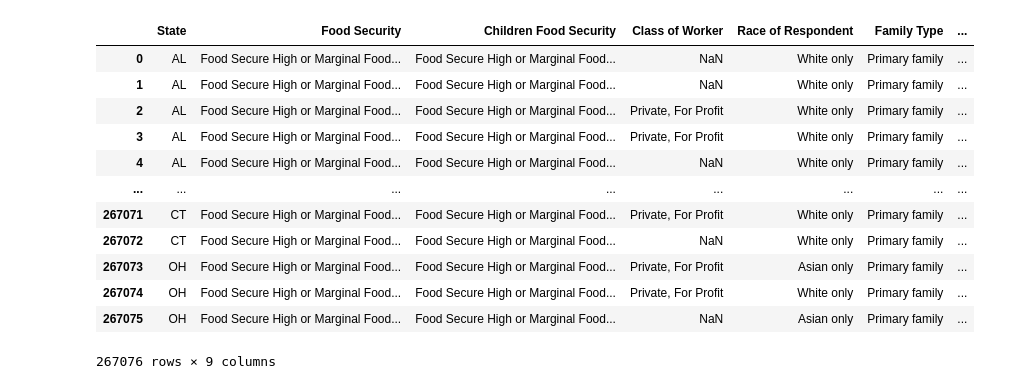
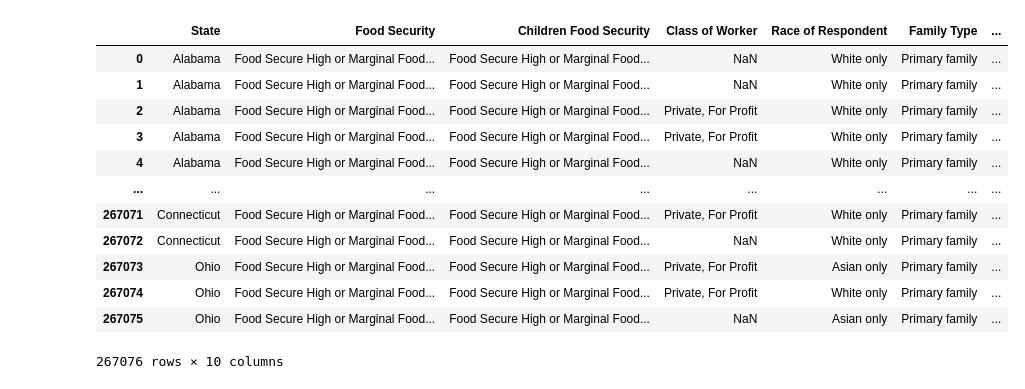
Before and after one commit to himalayahall/DATA608, a Jupyter notebook: Story 6/Story6.ipynb, the cells around one changed output. Cells and saved outputs as stored; diff of their text form; code cells hidden in the pictures.

```diff
--- a/Story 6/Story6.ipynb
+++ b/Story 6/Story6.ipynb
@@ -8,18 +71,20 @@ for year in years:
     dataframes[year] = pd.read_csv(f"./data/food_security_{year}.csv")
 # %%
 merged = pd.concat(dataframes.values(), ignore_index=True)
+merged['State Abbrev'] = merged['State']
+merged['State'] = merged['State Abbrev'].map(abbrev_to_us_state)
 merged
 # %% [output]
 |  | State | Food Security | Children Food Security | Class of Worker | Race of Respondent | Family Type | ... |
-| 0 | AL | Food Secure High or Marginal Food... | Food Secure High or Marginal Food... | NaN | White only | Primary family | ... |
-| 1 | AL | Food Secure High or Marginal Food... | Food Secure High or Marginal Food... | NaN | White only | Primary family | ... |
-| 2 | AL | Food Secure High or Marginal Food... | Food Secure High or Marginal Food... | Private, For Profit | White only | Primary family | ... |
-| 3 | AL | Food Secure High or Marginal Food... | Food Secure High or Marginal Food... | Private, For Profit | White only | Primary family | ... |
-| 4 | AL | Food Secure High or Marginal Food... | Food Secure High or Marginal Food... | NaN | White only | Primary family | ... |
+| 0 | Alabama | Food Secure High or Marginal Food... | Food Secure High or Marginal Food... | NaN | White only | Primary family | ... |
+| 1 | Alabama | Food Secure High or Marginal Food... | Food Secure High or Marginal Food... | NaN | White only | Primary family | ... |
+| 2 | Alabama | Food Secure High or Marginal Food... | Food Secure High or Marginal Food... | Private, For Profit | White only | Primary family | ... |
+| 3 | Alabama | Food Secure High or Marginal Food... | Food Secure High or Marginal Food... | Private, For Profit | White only | Primary family | ... |
+| 4 | Alabama | Food Secure High or Marginal Food... | Food Secure High or Marginal Food... | NaN | White only | Primary family | ... |
 | ... | ... | ... | ... | ... | ... | ... | ... |
-| 267071 | CT | Food Secure High or Marginal Food... | Food Secure High or Marginal Food... | Private, For Profit | White only | Primary family | ... |
-| 267072 | CT | Food Secure High or Marginal Food... | Food Secure High or Marginal Food... | NaN | White only | Primary family | ... |
-| 267073 | OH | Food Secure High or Marginal Food... | Food Secure High or Marginal Food... | Private, For Profit | Asian only | Primary family | ... |
-| 267074 | OH | Food Secure High or Marginal Food... | Food Secure High or Marginal Food... | Private, For Profit | White only | Primary family | ... |
-| 267075 | OH | Food Secure High or Marginal Food... | Food Secure High or Marginal Food... | NaN | Asian only | Primary family | ... |
+| 267071 | Connecticut | Food Secure High or Marginal Food... | Food Secure High or Marginal Food... | Private, For Profit | White only | Primary family | ... |
+| 267072 | Connecticut | Food Secure High or Marginal Food... | Food Secure High or Marginal Food... | NaN | White only | Primary family | ... |
+| 267073 | Ohio | Food Secure High or Marginal Food... | Food Secure High or Marginal Food... | Private, For Profit | Asian only | Primary family | ... |
+| 267074 | Ohio | Food Secure High or Marginal Food... | Food Secure High or Marginal Food... | Private, For Profit | White only | Primary family | ... |
+| 267075 | Ohio | Food Secure High or Marginal Food... | Food Secure High or Marginal Food... | NaN | Asian only | Primary family | ... |
-267076 rows × 9 columns
+267076 rows × 10 columns
```
Also changed, not shown: parts of 20 cells of this notebook, 3 other files.
